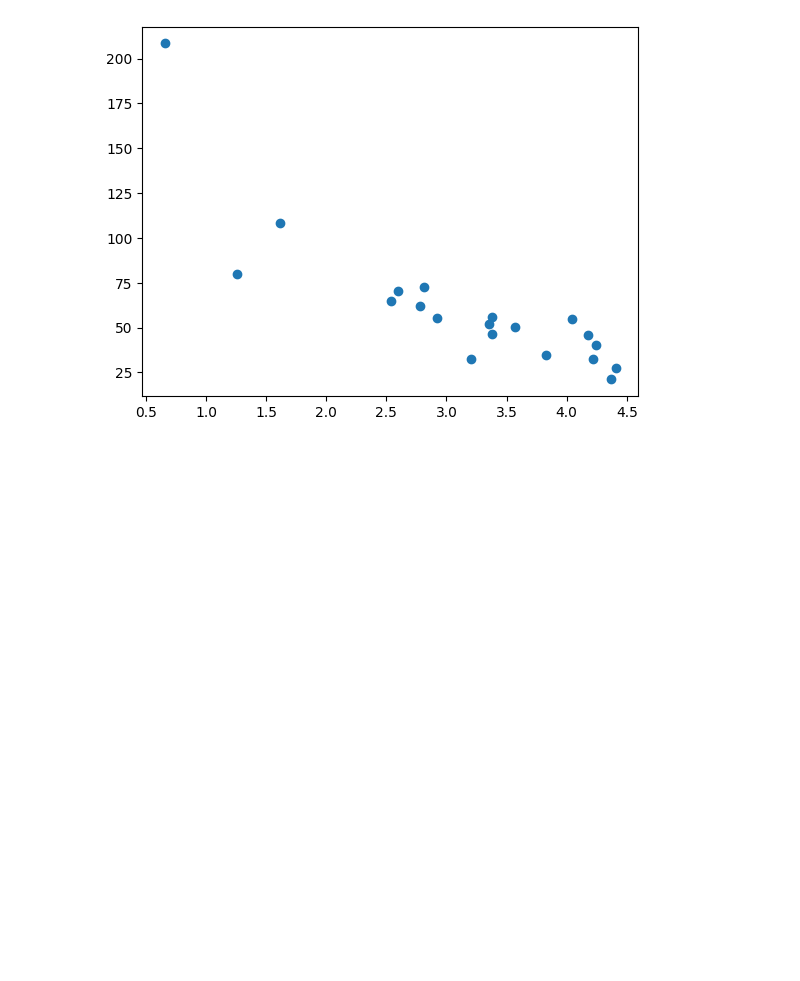
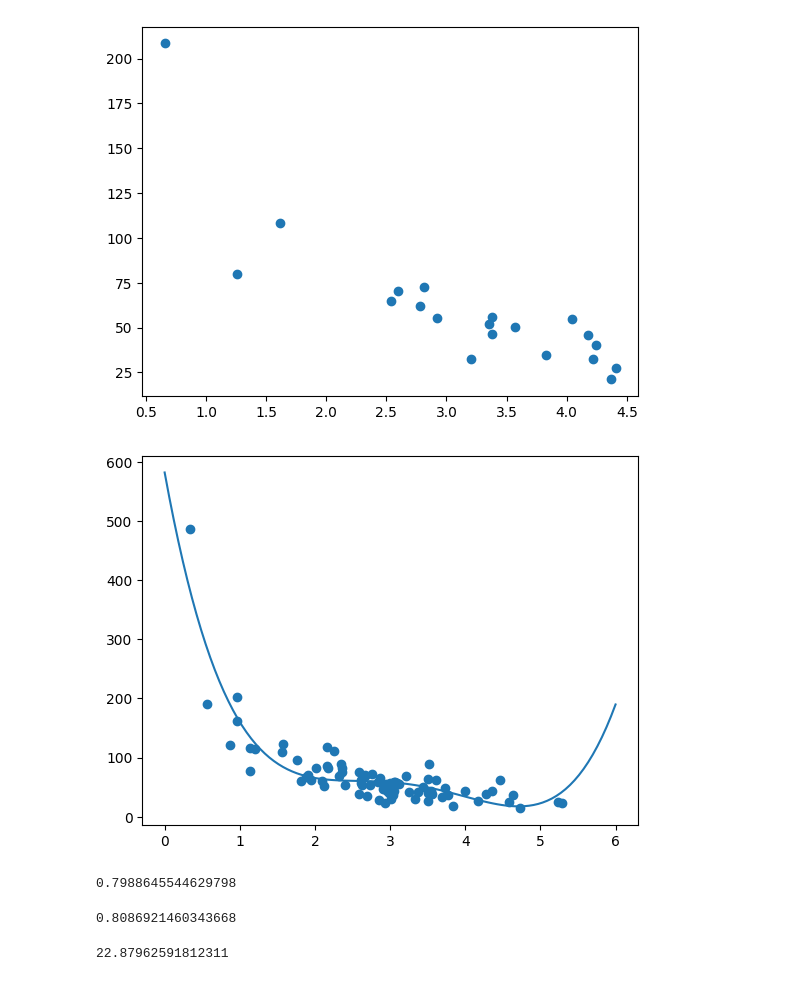
Before and after one commit to DissanayakeLYB/ML-Practises, a Jupyter notebook: broadcasting.ipynb, the cells around one changed output. Cells and saved outputs as stored; diff of their text form; code cells hidden in the pictures; blank space fills up the shorter version.

```diff
--- a/broadcasting.ipynb
+++ b/broadcasting.ipynb
@@ -63,3 +63,31 @@ plt.scatter(test_x,test_y)
 plt.show()
 # %% [output]
 [figure]
+# %%
+myModel = numpy.poly1d(numpy.polyfit(train_x,train_y,4))
+
+myLine = numpy.linspace(0,6,100)
+
+plt.scatter(train_x,train_y)
+plt.plot(myLine,myModel(myLine))
+plt.show()
+# %% [output]
+[figure, added]
+# %%
+from sklearn.metrics import r2_score
+
+r2 = r2_score(train_y, myModel(train_x))
+
+print(r2)
+# %% [output]
+0.7988645544629798
+# %%
+r2 = r2_score(test_y, myModel(test_x))
+
+print(r2)
+# %% [output]
+0.8086921460343668
+# %%
+print(myModel(5))
+# %% [output]
+22.87962591812311
```
